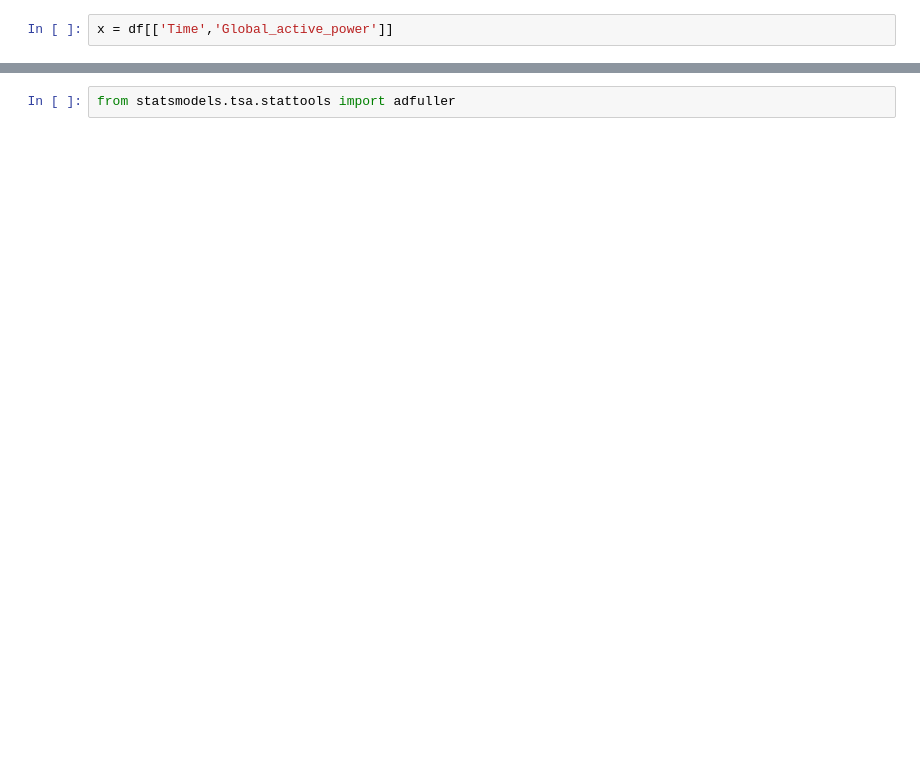
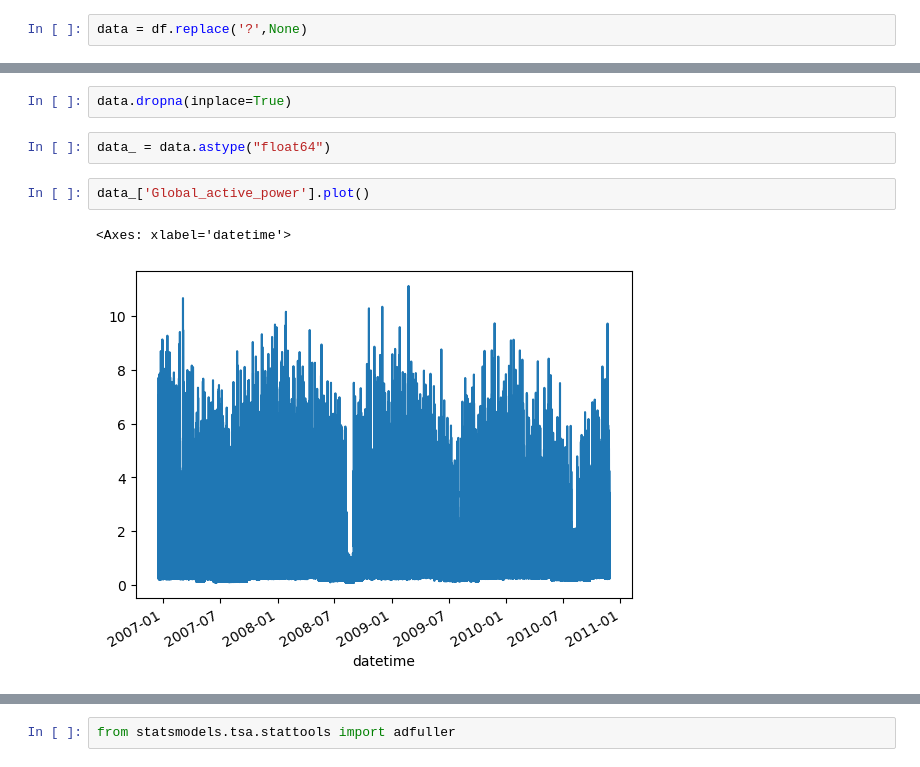
Before and after one commit to Humphery7/Time-Series, a Jupyter notebook: Time series Hamoye Stage E.ipynb, the cells around one changed output, grey strips where cells are left out. Cells and saved outputs as stored; diff of their text form; blank space fills up the shorter version.

```diff
--- a/Time series Hamoye Stage E.ipynb
+++ b/Time series Hamoye Stage E.ipynb
@@ -30,2 +78,2 @@ dtype: int64
 # %%
-x = df[['Time','Global_active_power']]
+data = df.replace('?',None)
@@ -41,0 +91,9 @@ df[] = pd.to_datetime(df[],infer_datetime_format=True)
+# %%
+data.dropna(inplace=True)
+# %%
+data_ = data.astype("float64")
+# %%
+data_['Global_active_power'].plot()
+# %% [output]
+<Axes: xlabel='datetime'>
+[figure, added]
```
Also changed, not shown: parts of 65 cells of this notebook, 3 other files.
